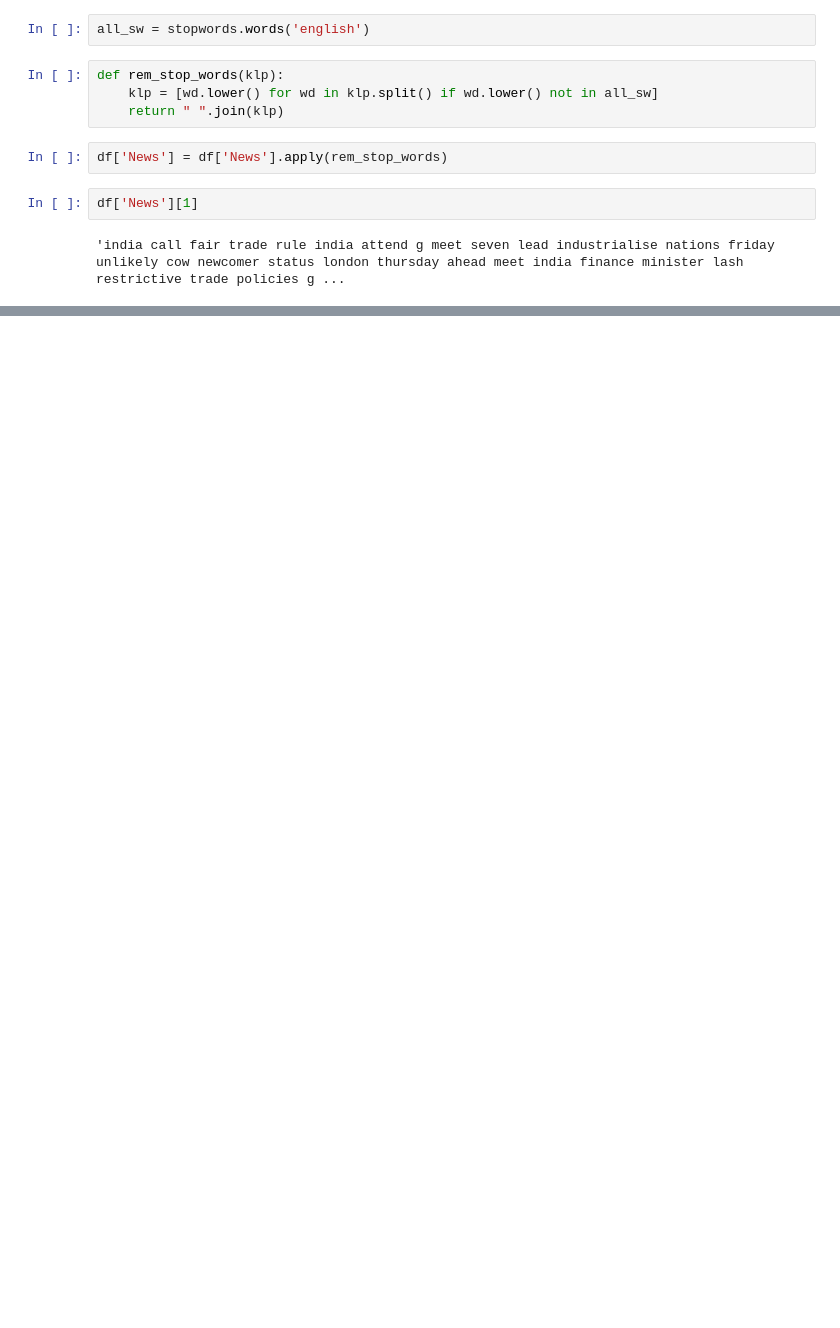
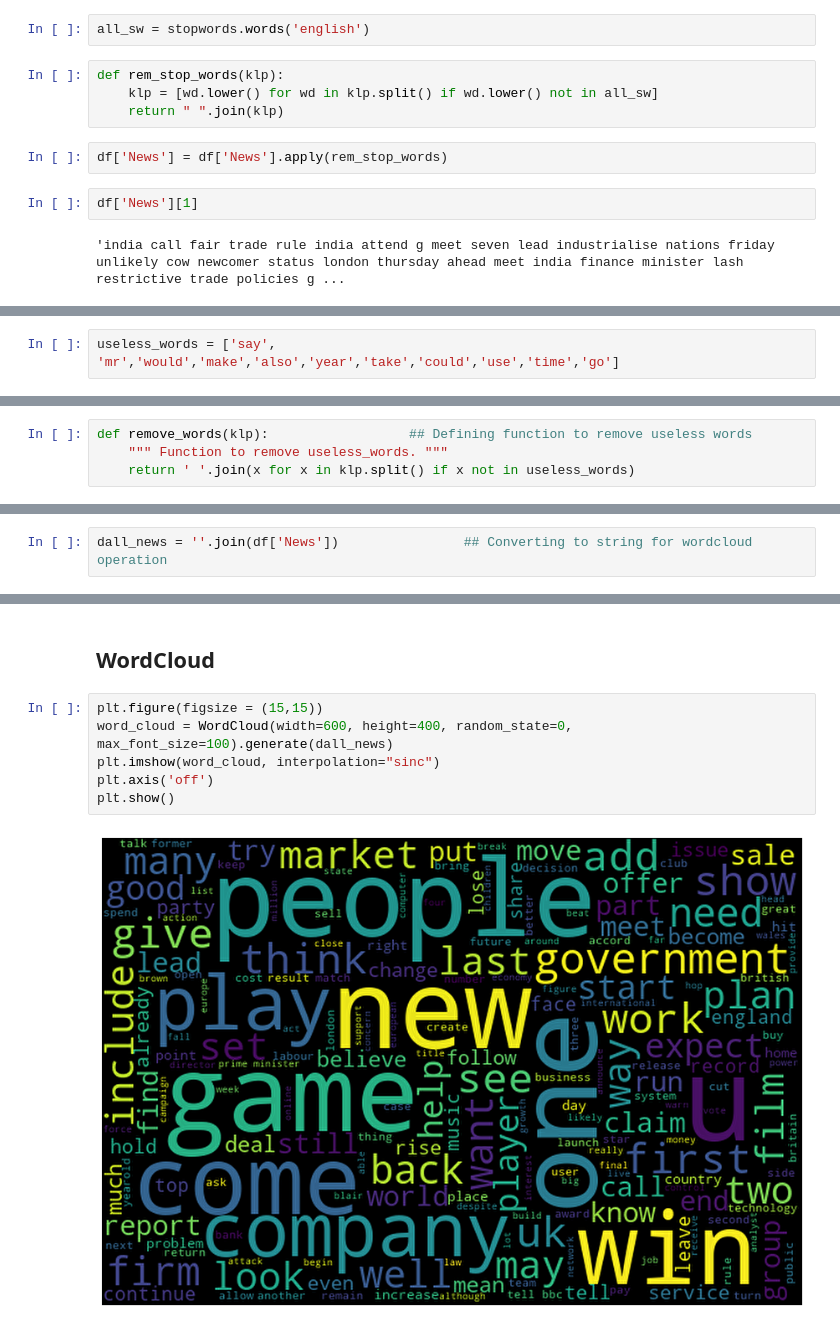
Before and after one commit to Prasad-Khedkar/Topic_Modelling_on_News_Articles, a Jupyter notebook: Topic_Modelling_on_News_Articles.ipynb, the cells around one changed output, grey strips where cells are left out. Saved outputs shown, nothing was run; the diff lists cells and outputs as text; blank space fills up the shorter version.

```diff
--- a/Topic_Modelling_on_News_Articles.ipynb
+++ b/Topic_Modelling_on_News_Articles.ipynb
@@ -271,0 +329,2 @@ df['News'][1]
+# %%
+useless_words = ['say', 'mr','would','make','also','year','take','could','use','time','go']
@@ -271,0 +339,4 @@ df['News'][1]
+# %%
+def remove_words(klp):                  ## Defining function to remove useless words
+    """ Function to remove useless_words. """
+    return ' '.join(x for x in klp.split() if x not in useless_words)
@@ -271,0 +382,2 @@ df['News'][1]
+# %%
+dall_news = ''.join(df['News'])                ## Converting to string for wordcloud operation
@@ -271,0 +388,10 @@ df['News'][1]
+# %% [markdown]
+## WordCloud
+# %%
+plt.figure(figsize = (15,15))
+word_cloud = WordCloud(width=600, height=400, random_state=0, max_font_size=100).generate(dall_news)
+plt.imshow(word_cloud, interpolation="sinc")
+plt.axis('off')
+plt.show()
+# %% [output]
+[figure, added]
```
Also changed, not shown: parts of 42 cells of this notebook.
